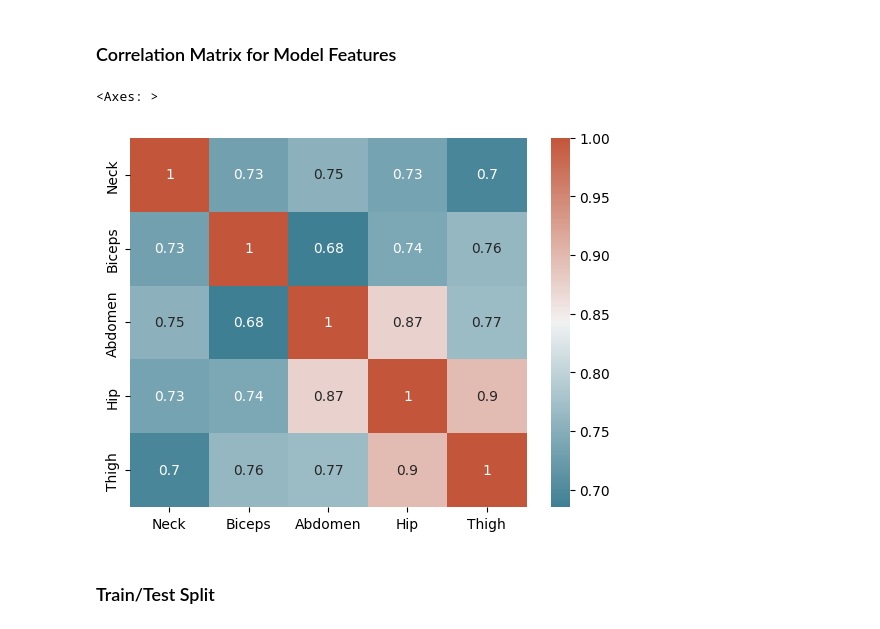
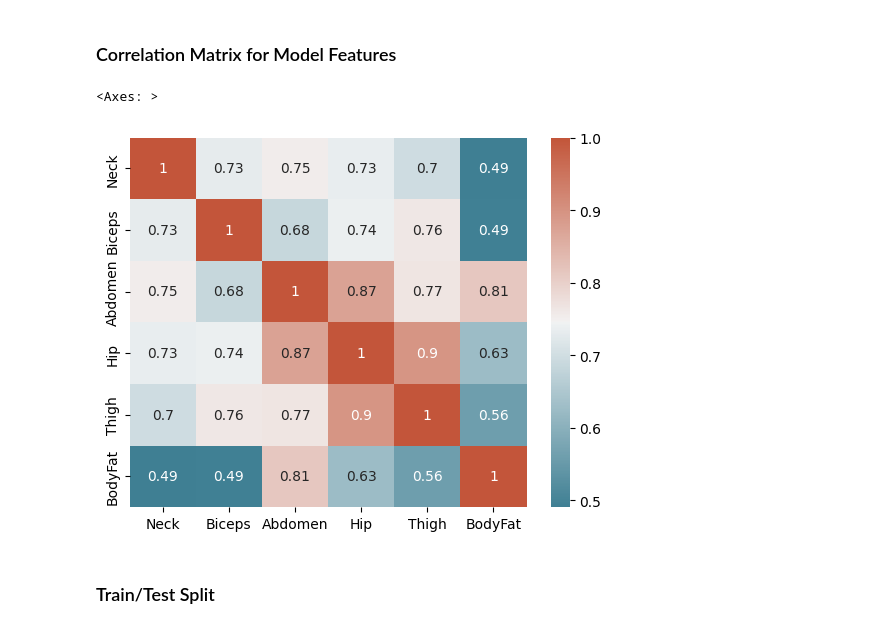
Before and after one commit to DesireeEDU/44688-Data-Analytics-Capstone-Project-Desiree-Thompson, a Jupyter notebook: data_analytics_capstone_notebook.ipynb, the cells around one changed output. Drawn from its saved outputs; the diff is of its cells as text; code cells hidden in the pictures.

Commit message:
Updated Test/ Training of Model

```diff
--- a/data_analytics_capstone_notebook.ipynb
+++ b/data_analytics_capstone_notebook.ipynb
@@ -262,12 +284,14 @@ plt.show()
 # %% [markdown]
 ### Correlation Matrix for Model Features
 # %%
+model_attributes = ['Neck', 'Biceps', 'Abdomen', 'Hip', 'Thigh', 'BodyFat']
+
 # calculate correlation matrix
 corr = df[model_attributes].corr()# plot the heatmap
 sns.heatmap(corr, xticklabels=corr.columns, yticklabels=corr.columns, annot=True, cmap=sns.diverging_palette(220, 20, as_cmap=True))
 # %% [output]
 <Axes: >
-[figure, old version]
+[figure, new version]
 # %% [markdown]
 ### Train/Test Split
 # %%
```
Also changed, not shown: parts of 30 cells of this notebook.
